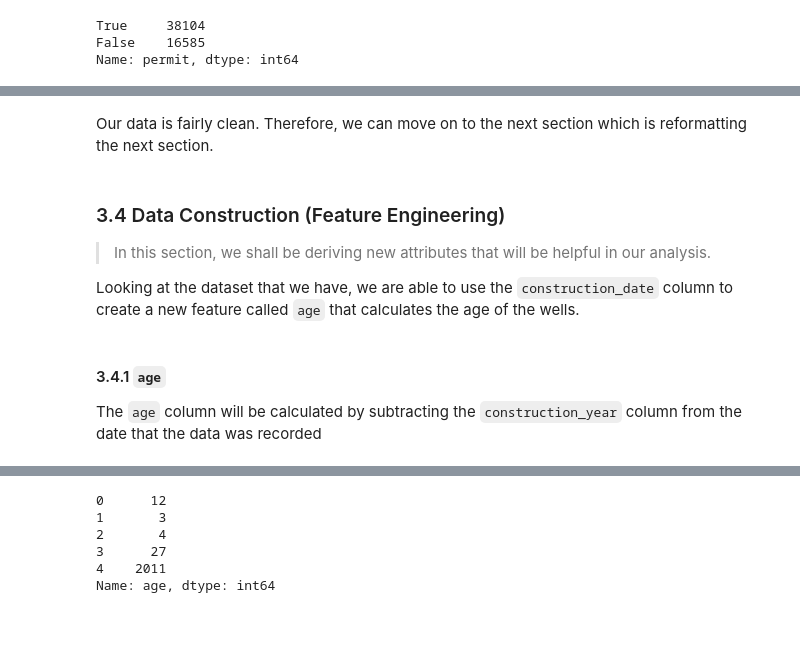
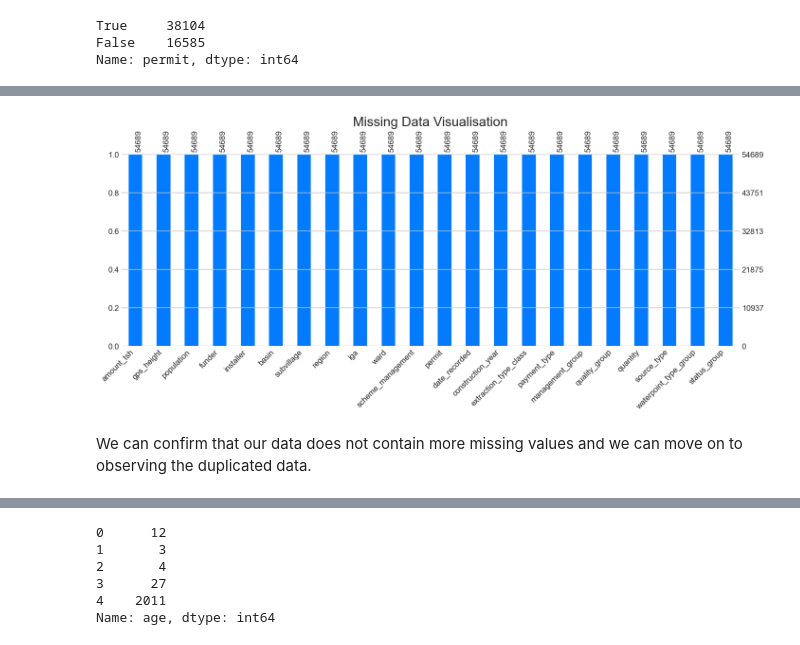
Before and after one commit to femikamau/Tanzanian-Water-Wells-Prediction, a Jupyter notebook: index.ipynb, the cells around one changed output, grey strips where cells are left out. Cells and saved outputs as stored; diff of their text form; code cells hidden in the pictures.

```diff
--- a/index.ipynb
+++ b/index.ipynb
@@ -583,11 +459,9 @@ sns.boxplot(x='construction_year', data= new_data);
-# %% [markdown]
-Our data is fairly clean. Therefore, we can move on to the next section which is reformatting the next section.
-# %% [markdown]
-### 3.4 Data Construction (Feature Engineering)
-> In this section, we shall be deriving new attributes that will be helpful in our analysis.
-
-Looking at the dataset that we have, we are able to use the `construction_date` column to create a new feature called `age` that calculates the age of the wells.
-# %% [markdown]
-#### 3.4.1 `age`
-
-The `age` column will be calculated by subtracting the `construction_year` column from the date that the data was recorded
+# %%
+# We shall visualise the missing values in the new dataset
+msno.bar(new_data, figsize=(15, 5), color='#037bfc', fontsize=12)
+plt.title("Missing Data Visualisation")
+plt.xticks(rotation = 90);
+# %% [output]
+[figure, added]
+# %% [markdown]
+We can confirm that our data does not contain more missing values and we can move on to observing the duplicated data.
```
Also changed, not shown: parts of 79 cells of this notebook.
